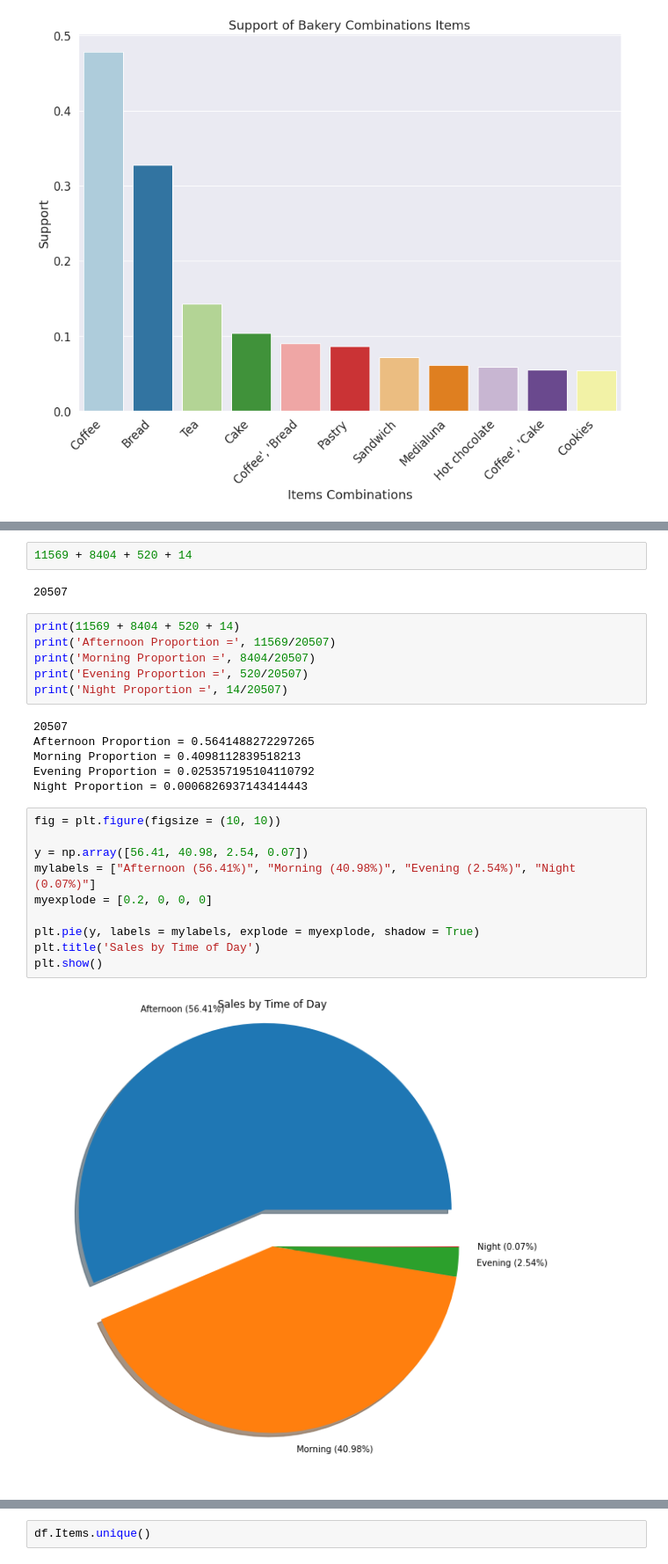
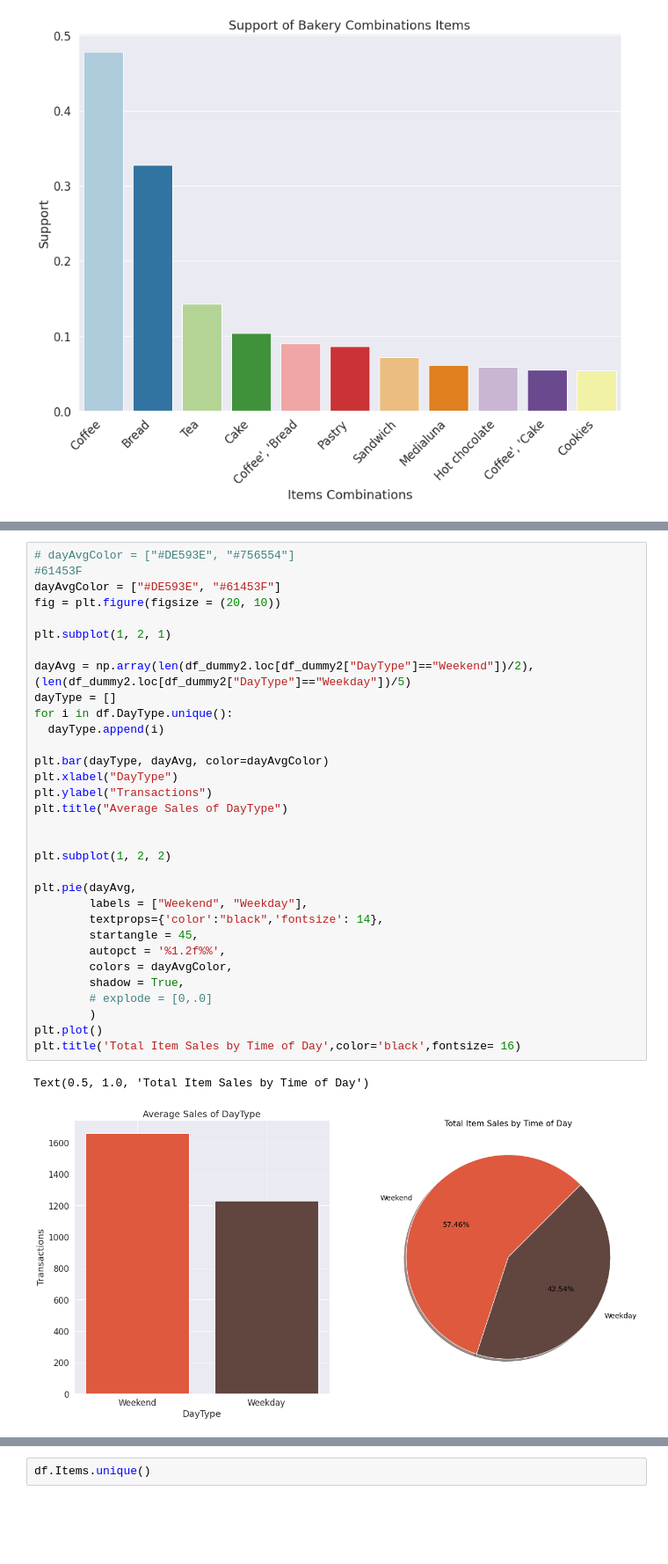
Before and after one commit to TylerSzymkowicz/TylerSzymkowicz, a Jupyter notebook: bakery.ipynb, the cells around one changed output, grey strips where cells are left out. Shown at 88% size. Saved outputs shown, nothing was run; the diff lists cells and outputs as text; blank space fills up the shorter version.

```diff
--- a/bakery.ipynb
+++ b/bakery.ipynb
@@ -489,29 +284,36 @@ Text(0.5, 1.0, 'Sales by Time of Day')
-# %%
-11569 + 8404 + 520 + 14
-# %% [output]
-20507
-# %%
-print(11569 + 8404 + 520 + 14)
-print('Afternoon Proportion =', 11569/20507)
-print('Morning Proportion =', 8404/20507)
-print('Evening Proportion =', 520/20507)
-print('Night Proportion =', 14/20507)
-# %% [output]
-20507
-Afternoon Proportion = 0.5641488272297265
-Morning Proportion = 0.4098112839518213
-Evening Proportion = 0.025357195104110792
-Night Proportion = 0.0006826937143414443
-# %%
-fig = plt.figure(figsize = (10, 10))
-
-y = np.array([56.41, 40.98, 2.54, 0.07])
-mylabels = ["Afternoon (56.41%)", "Morning (40.98%)", "Evening (2.54%)", "Night (0.07%)"]
-myexplode = [0.2, 0, 0, 0]
-
-plt.pie(y, labels = mylabels, explode = myexplode, shadow = True)
-plt.title('Sales by Time of Day')
-plt.show()
-# %% [output]
-[figure, removed]
+# %%
+# dayAvgColor = ["#DE593E", "#756554"]
+#61453F
+dayAvgColor = ["#DE593E", "#61453F"]
+fig = plt.figure(figsize = (20, 10))
+
+plt.subplot(1, 2, 1)
+
+dayAvg = np.array(len(df_dummy2.loc[df_dummy2["DayType"]=="Weekend"])/2), (len(df_dummy2.loc[df_dummy2["DayType"]=="Weekday"])/5)
+dayType = []
+for i in df.DayType.unique():
+  dayType.append(i)
+
+plt.bar(dayType, dayAvg, color=dayAvgColor)
+plt.xlabel("DayType")
+plt.ylabel("Transactions")
+plt.title("Average Sales of DayType")
+
+
+plt.subplot(1, 2, 2)
+
+plt.pie(dayAvg,
+        labels = ["Weekend", "Weekday"],
+        textprops={'color':"black",'fontsize': 14},
+        startangle = 45,
+        autopct = '%1.2f%%',
+        colors = dayAvgColor,
+        shadow = True,
+        # explode = [0,.0]
+        )
+plt.plot()
+plt.title('Total Item Sales by Time of Day',color='black',fontsize= 16)
+# %% [output]
+Text(0.5, 1.0, 'Total Item Sales by Time of Day')
+[figure, added]
 # %%
```
Also changed, not shown: parts of 71 cells of this notebook.
